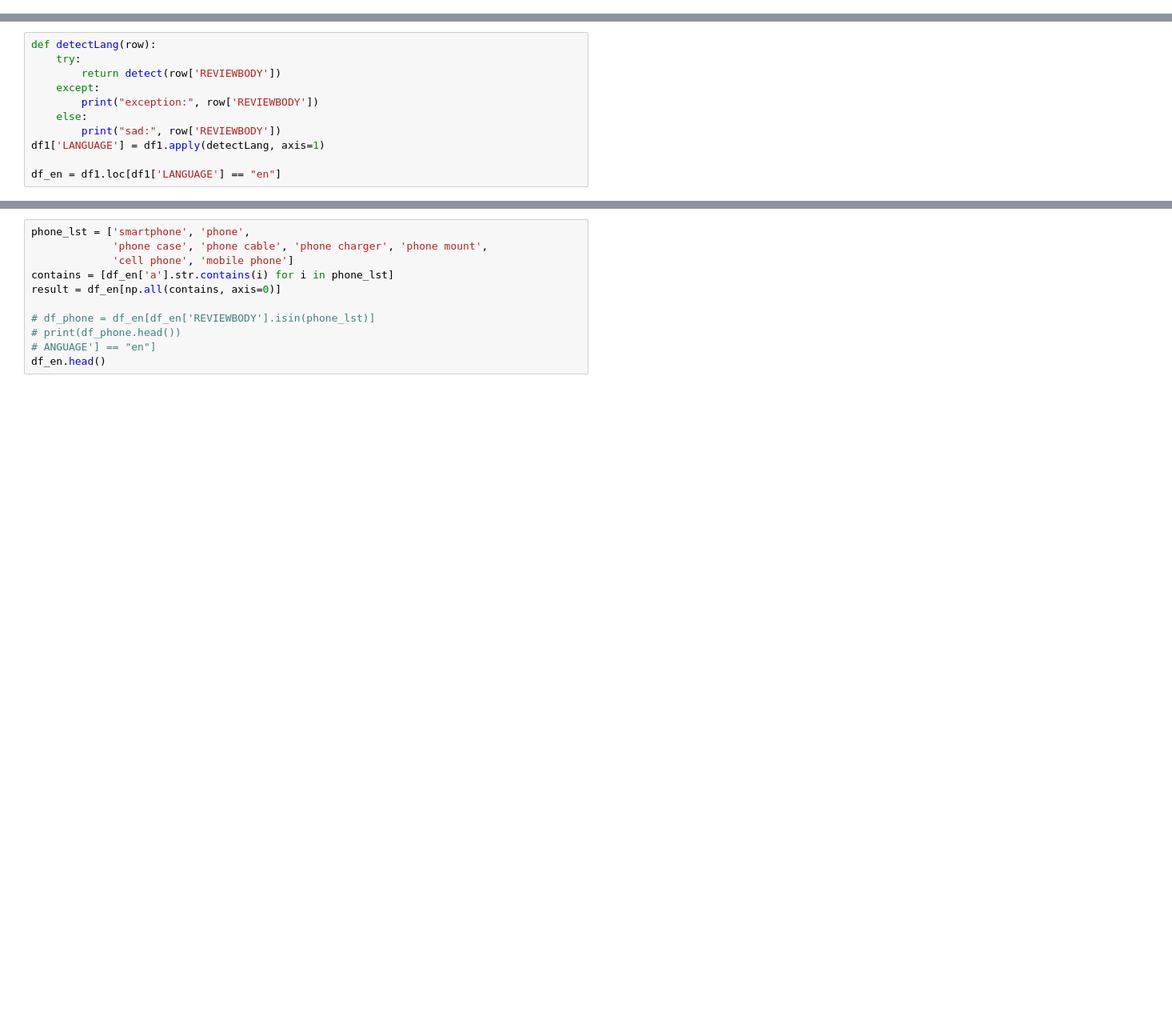
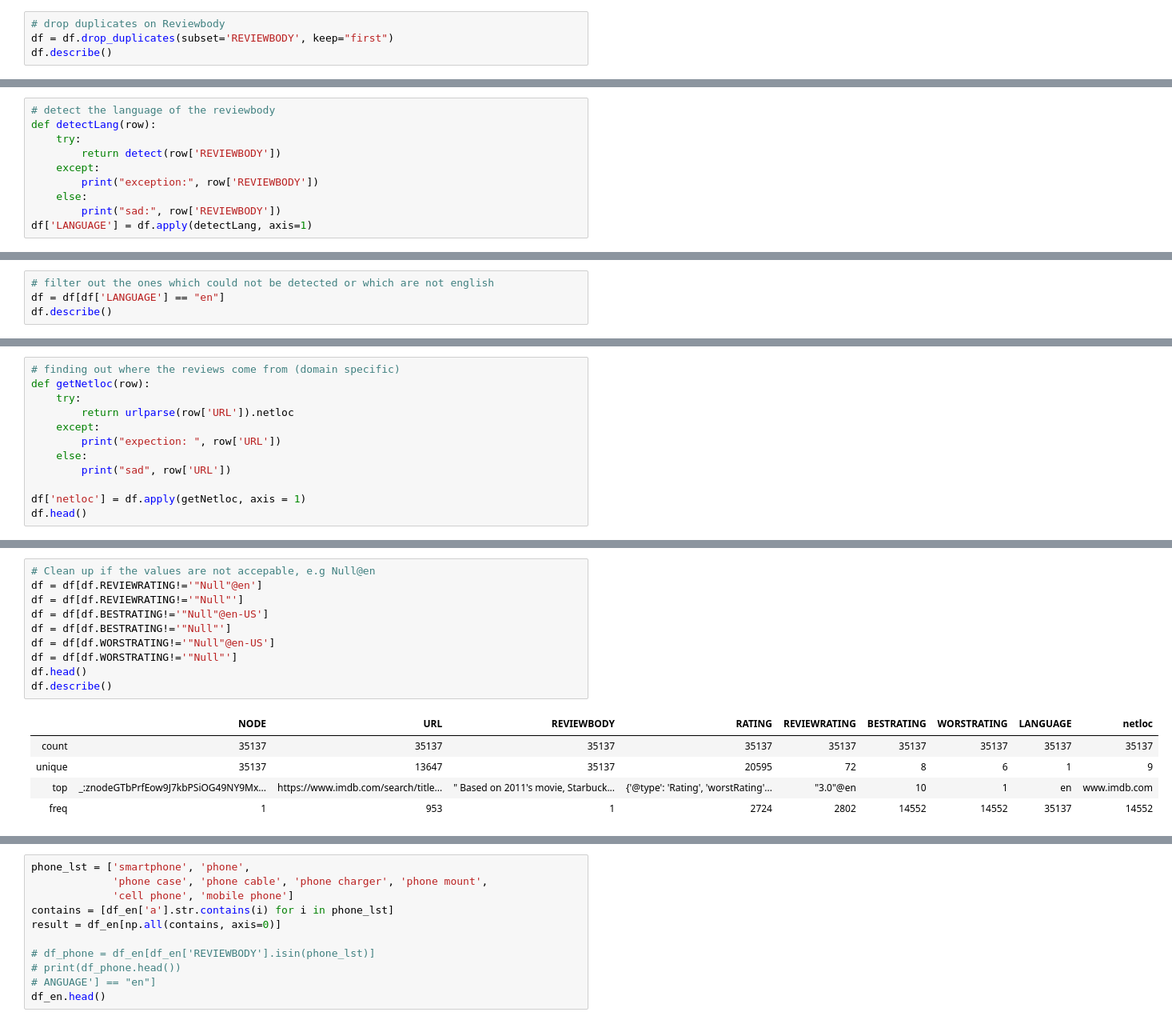
Before and after one commit to PhuongAnhMannheim/Master, a Jupyter notebook: Profiling/Profiling.ipynb, the cells around one changed output, grey strips where cells are left out. Shown: that part at 80% size. Saved outputs shown, nothing was run; the diff lists cells and outputs as text; blank space fills up the shorter version.

```diff
--- a/Profiling/Profiling.ipynb
+++ b/Profiling/Profiling.ipynb
@@ -37,0 +53,4 @@ df1.head()
+# %%
+# drop duplicates on Reviewbody
+df = df.drop_duplicates(subset='REVIEWBODY', keep="first")
+df.describe()
@@ -38,4 +63,5 @@ df1.head()
 # %%
+# detect the language of the reviewbody
 def detectLang(row):
     try:
         return detect(row['REVIEWBODY'])
@@ -43,7 +69,5 @@ def detectLang(row):
         print("exception:", row['REVIEWBODY'])
     else:
         print("sad:", row['REVIEWBODY'])
-df1['LANGUAGE'] = df1.apply(detectLang, axis=1)
-
-df_en = df1.loc[df1['LANGUAGE'] == "en"]
+df['LANGUAGE'] = df.apply(detectLang, axis=1)
 # %% [output]
@@ -66,0 +77,4 @@ exception: <http://indianexpress.com/article/entertainment/movie-review/nine-liv
+# %%
+# filter out the ones which could not be detected or which are not english
+df = df[df['LANGUAGE'] == "en"]
+df.describe()
@@ -66,0 +87,12 @@ exception: <http://indianexpress.com/article/entertainment/movie-review/nine-liv
+# %%
+# finding out where the reviews come from (domain specific)
+def getNetloc(row):
+    try:
+        return urlparse(row['URL']).netloc
+    except:
+        print("expection: ", row['URL'])
+    else:
+        print("sad", row['URL'])
+
+df['netloc'] = df.apply(getNetloc, axis = 1)
+df.head()
@@ -66,0 +121,16 @@ exception: <http://indianexpress.com/article/entertainment/movie-review/nine-liv
+# %%
+# Clean up if the values are not accepable, e.g Null@en
+df = df[df.REVIEWRATING!='"Null"@en']
+df = df[df.REVIEWRATING!='"Null"']
+df = df[df.BESTRATING!='"Null"@en-US']
+df = df[df.BESTRATING!='"Null"']
+df = df[df.WORSTRATING!='"Null"@en-US']
+df = df[df.WORSTRATING!='"Null"']
+df.head()
+df.describe()
+# %% [output]
+|  | NODE | URL | REVIEWBODY | RATING | REVIEWRATING | BESTRATING | WORSTRATING | LANGUAGE | netloc |
+| count | 35137 | 35137 | 35137 | 35137 | 35137 | 35137 | 35137 | 35137 | 35137 |
+| unique | 35137 | 13647 | 35137 | 20595 | 72 | 8 | 6 | 1 | 9 |
+| top | _:znodeGTbPrfEow9J7kbPSiOG49NY9Mx... | https://www.imdb.com/search/title... | " Based on 2011's movie, Starbuck... | {'@type': 'Rating', 'worstRating'... | "3.0"@en | 10 | 1 | en | www.imdb.com |
+| freq | 1 | 953 | 1 | 2724 | 2802 | 14552 | 14552 | 35137 | 14552 |
```
Also changed, not shown: parts of 14 cells of this notebook, 9 other files.
